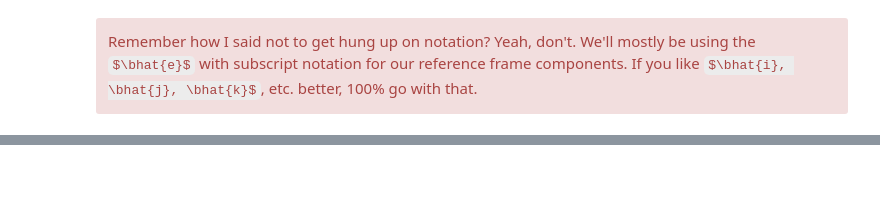
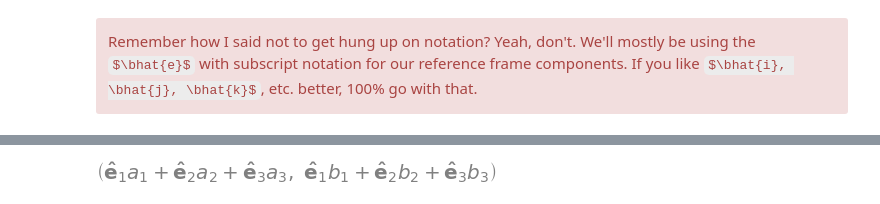
Before and after one commit to dsavransky/astrodynamicsbook, a Jupyter notebook: Notebooks/01-Introduction.ipynb, the cells around one changed output, grey strips where cells are left out. Drawn from its saved outputs; the diff is of its cells as text; code cells hidden in the pictures; some formulas as TeX source; blank space fills up the shorter version.

```diff
--- a/Notebooks/01-Introduction.ipynb
+++ b/Notebooks/01-Introduction.ipynb
@@ -232,0 +454,9 @@ Remember how I said not to get hung up on notation?  Yeah, don't.  We'll mostly
+# %%
+# define all the variables we'll need
+a1,a2,a3,b1,b2,b3 = symbols("a_1, a_2, a_3, b_1, b_2, b_3")
+# set up the component representations of the two vectors
+a_I = Matrix([a1,a2,a3]) #the _I is to remind us of which frame we're using
+b_I = Matrix([b1,b2,b3])
+mat2vec(a_I),mat2vec(b_I)
+# %% [output]
+[figure, added]
```
Also changed, not shown: parts of 67 cells of this notebook, 6 other files.
